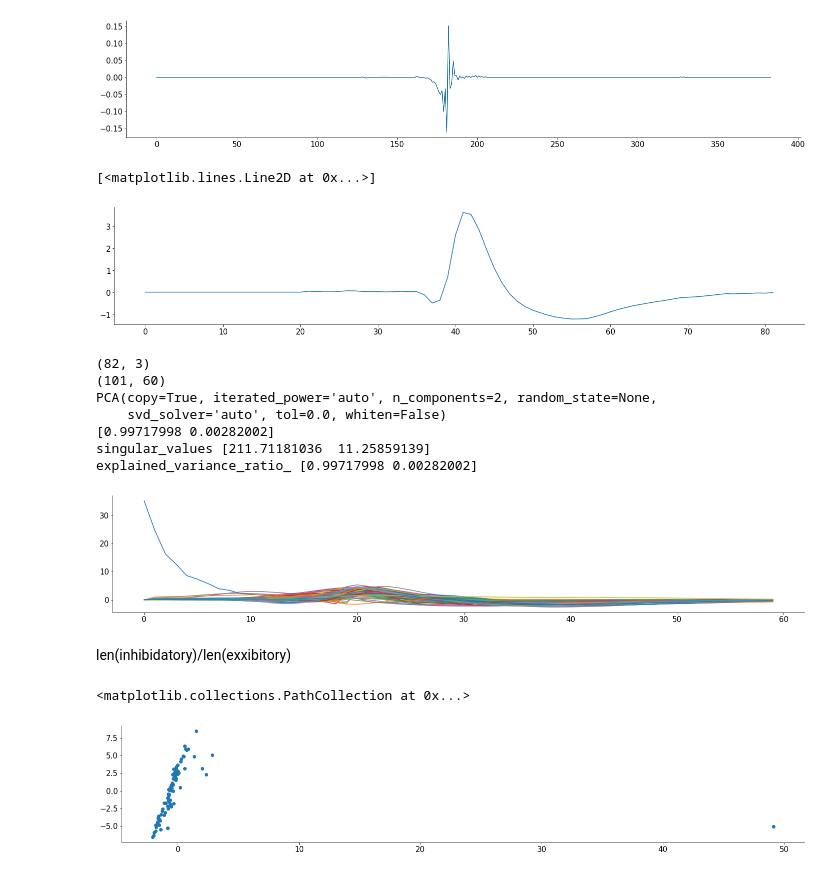
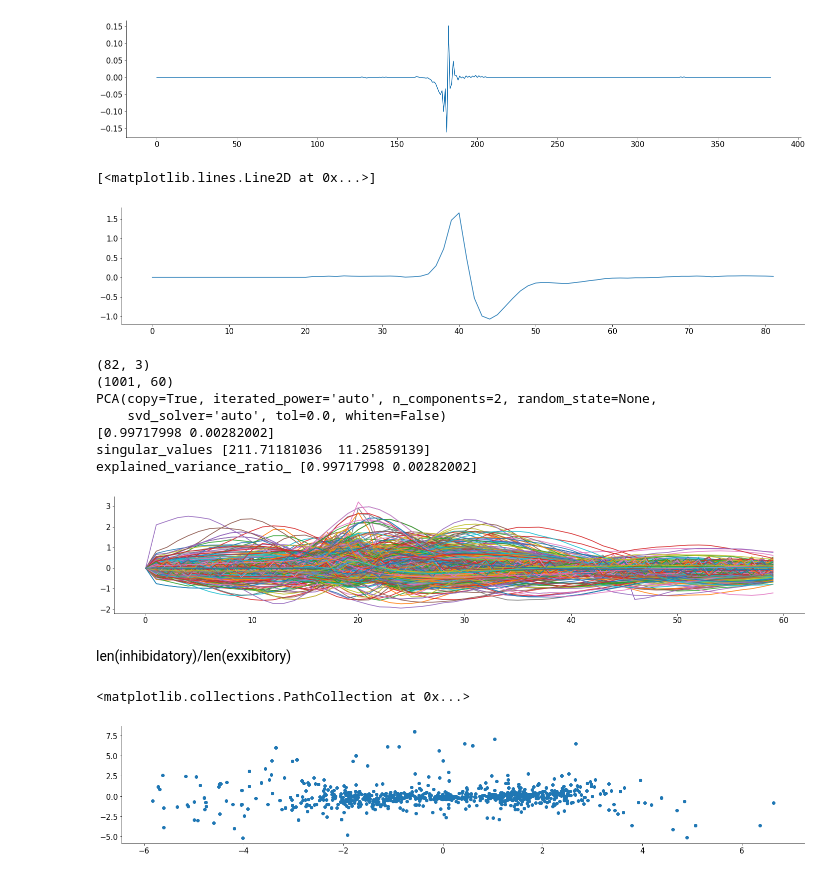
Before and after one commit to 2walkingfish/Neuromatch_Project_133, a Jupyter notebook: Explore_steinmetz_extra_dataset.ipynb, the cells around one changed output. Cells and saved outputs as stored; diff of their text form; code cells hidden in the pictures.

```diff
--- a/Explore_steinmetz_extra_dataset.ipynb
+++ b/Explore_steinmetz_extra_dataset.ipynb
@@ -163,44 +147,44 @@ print(waveletform_w_df.info())
 # %%
-plt.plot(dat_WAV[38]['waveform_w'][0,:,0])
+plt.plot(dat_WAV[38]['waveform_w'][0,:,1])
 # %% [output]
 [<matplotlib.lines.Line2D at 0x...>]
-[figure, old version]
+[figure, new version]
 # %%
 pca = PCA(n_components = 2)
 
 # time_count = np.linspace(start = 0, stop = 80, num = 82)
 print(dat_WAV[38]['waveform_w'][0].shape)
-data_stack = np.empty_like(dat_WAV[38]['waveform_w'][0,20:80,0])
-for i in range(0,100):
-  data_stack =np.vstack((data_stack, dat_WAV[38]['waveform_w'][i,20:80,0]))
+data_stack = np.empty_like(dat_WAV[38]['waveform_w'][0,20:80,1])
+for i in range(0,1000):
+  data_stack =np.vstack((data_stack, dat_WAV[38]['waveform_w'][i,20:80,1]))
 
 print(data_stack.shape)
 
 result_pca = pca.fit(data_tmp)
 print(result_pca)
 
 print(pca.explained_variance_ratio_)
 print('singular_values', pca.singular_values_)
 print('explained_variance_ratio_', pca.explained_variance_ratio_)
 
 plt.plot(data_stack.T)
 plt.show()
 # %% [output]
 (82, 3)
-(101, 60)
+(1001, 60)
 PCA(copy=True, iterated_power='auto', n_components=2, random_state=None,
     svd_solver='auto', tol=0.0, whiten=False)
 [0.99717998 0.00282002]
 singular_values [211.71181036  11.25859139]
 explained_variance_ratio_ [0.99717998 0.00282002]
-[figure, old version]
+[figure, new version]
 # %% [markdown]
 len(inhibidatory)/len(exxibitory)
 # %%
-result = pca.fit_transform(data_stack)
+transformation_results = pca.fit_transform(data_stack)
 # print(result)
 
-plt.scatter(result[:,0],result[:,1])
+plt.scatter(transformation_results[:,0],transformation_results[:,1])
 # %% [output]
 <matplotlib.collections.PathCollection at 0x...>
-[figure, old version]
+[figure, new version]
```
Also changed, not shown: parts of 4 cells of this notebook.
